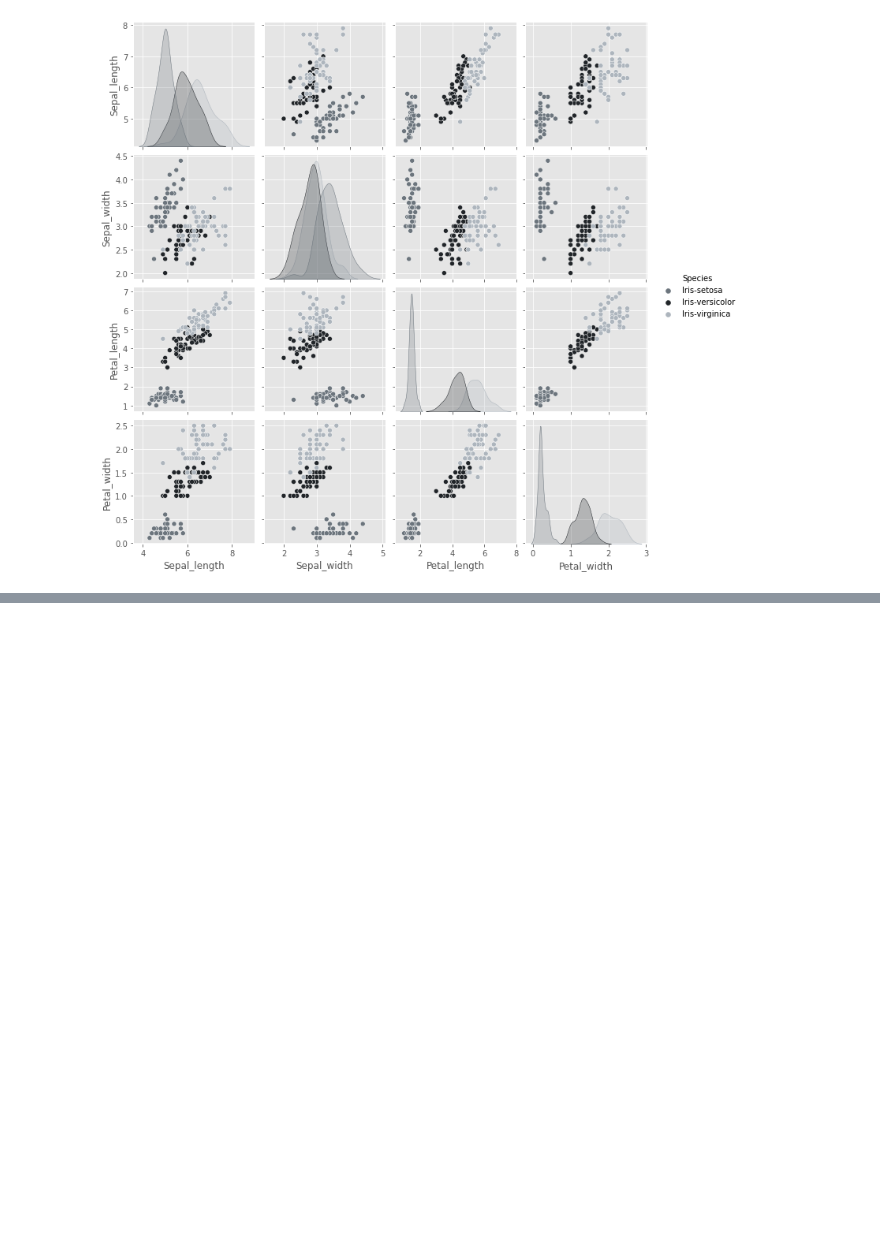
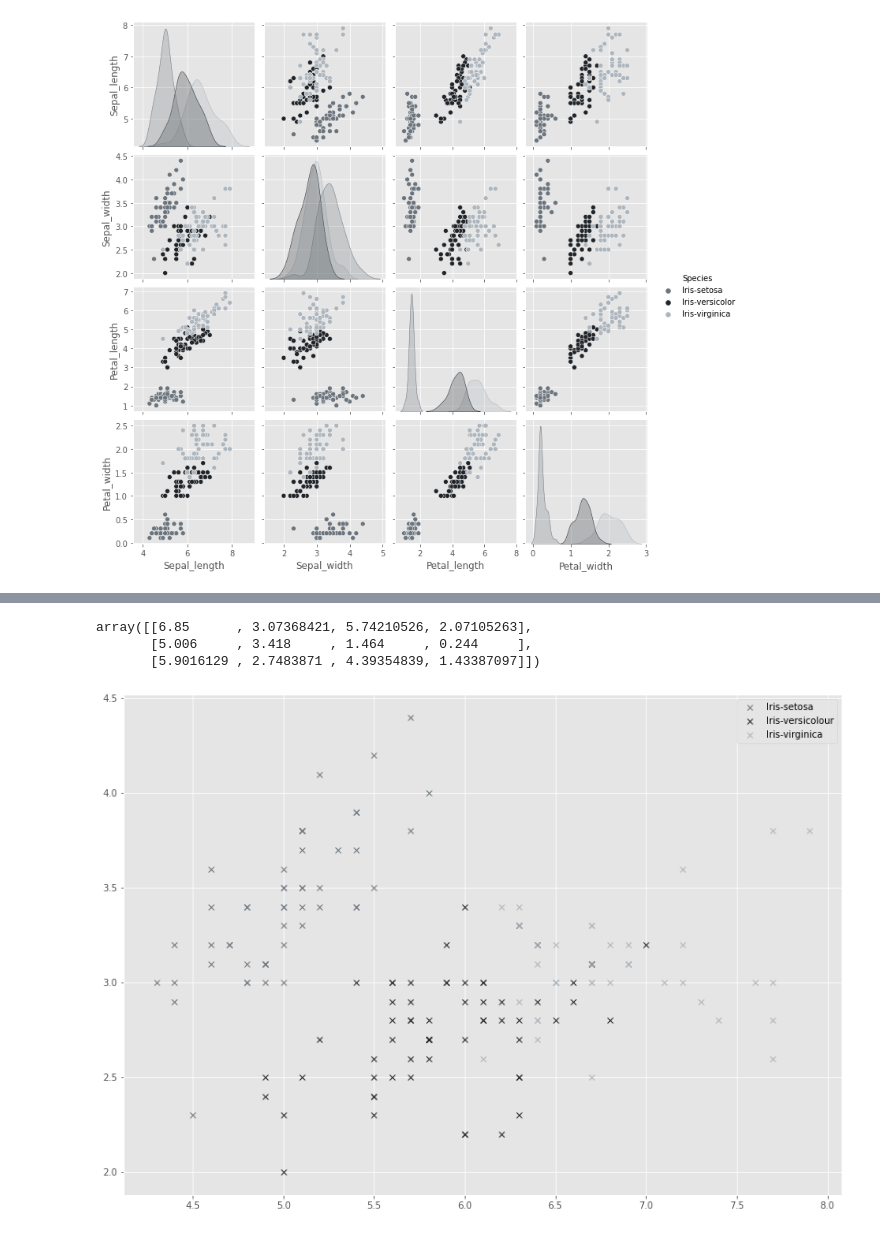
Before and after one commit to mizydorek/Machine-Learning-Tasks-2020, a Jupyter notebook: tasks.ipynb, the cells around one changed output, grey strips where cells are left out. Cells and saved outputs as stored; diff of their text form; code cells hidden in the pictures; blank space fills up the shorter version.

Commit message:
added fitting kmeans algorithm with Iris dataset

```diff
--- a/tasks.ipynb
+++ b/tasks.ipynb
@@ -471,0 +481,5 @@ sns.pairplot(data=df, hue="Species");
+# %%
+# Converts DataFrame to NumPy array to perform Kmeans
+x = df.iloc[:, [0, 1, 2, 3]].to_numpy()
+# Displays first 10 rows.
+x[:10]
@@ -471,0 +497,6 @@ sns.pairplot(data=df, hue="Species");
+# %%
+# Kmeans clustering.
+kmeans = skcl.KMeans(n_clusters = 3, random_state = 0)
+# %%
+# Fits Kmeans algorithm with Iris dataset.
+kmeans.fit(x)
@@ -471,0 +516,15 @@ sns.pairplot(data=df, hue="Species");
+# %%
+# checks center points of the clusters.
+kmeans.cluster_centers_
+# %% [output]
+array([[6.85      , 3.07368421, 5.74210526, 2.07105263],
+       [5.006     , 3.418     , 1.464     , 0.244     ],
+       [5.9016129 , 2.7483871 , 4.39354839, 1.43387097]])
+# %%
+# Plots the clusters.
+plt.plot(x[kmeans.labels_ == 1][:,0], x[kmeans.labels_ == 1][:,1], 'x', label = 'Iris-setosa');
+plt.plot(x[kmeans.labels_ == 2][:,0], x[kmeans.labels_ == 2][:,1], 'x', label = 'Iris-versicolour');
+plt.plot(x[kmeans.labels_ == 0][:,0], x[kmeans.labels_ == 0][:,1], 'x', label = 'Iris-virginica');
+plt.legend();
+# %% [output]
+[figure, added]
```
Also changed, not shown: parts of 6 cells of this notebook.
